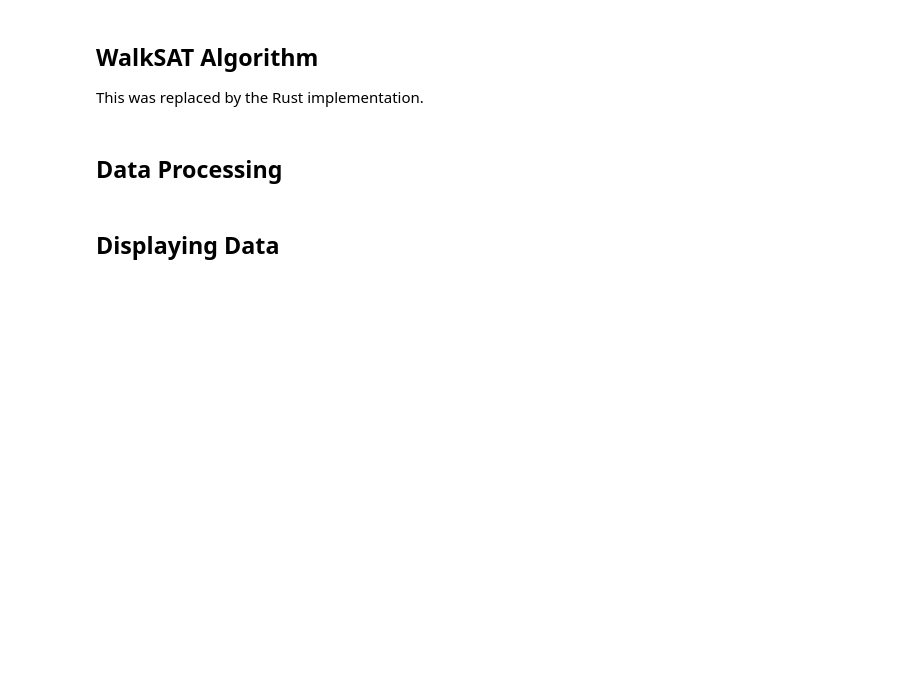
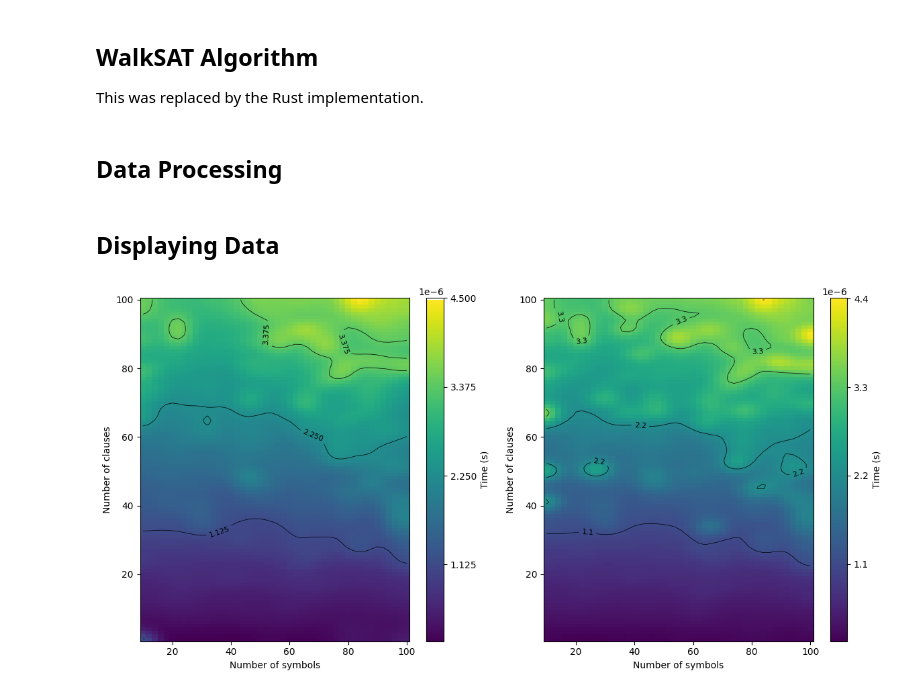
Before and after one commit to ErikPeter2000/HowScienceWorks, a Jupyter notebook: PythonCode/InvestigateSatPerf.ipynb, the cells around one changed output. Saved outputs shown, nothing was run; the diff lists cells and outputs as text; code cells hidden in the pictures; blank space fills up the shorter version.

```diff
--- a/PythonCode/InvestigateSatPerf.ipynb
+++ b/PythonCode/InvestigateSatPerf.ipynb
@@ -302,14 +308,18 @@ def math_text_sci_notation(x):
 
 
 def plot_ratio_time_scatter(df, ax: Axes, label=None):
+    x = df["clause_symbol_ratio"]
+    y = df["time"]
+
+    ax.scatter(x, y, alpha=0.05, s=1)
+
     new_df = df.copy()
-    new_df = new_df.groupby("clause_symbol_ratio")["time"].mean().reset_index()
+    new_df = new_df.groupby("clause_symbol_ratio")[["time"]].median().reset_index()
     new_df.sort_values(by="clause_symbol_ratio")
 
     x = new_df["clause_symbol_ratio"]
     y = new_df["time"]
 
-    ax.scatter(x, y, alpha=0.4, s=1)
     y_smoothed = gaussian_blur(y, repeats=1, sigma=2, fade_distance=0)
     spaced_x, spaced_y = resample_line(x, y_smoothed, num_points=1000)
     spaced_y = gaussian_blur(
@@ -329,49 +339,63 @@ def plot_ratio_time_scatter(df, ax: Axes, label=None):
         (max_x, max_y),
         textcoords="offset points",
         xytext=(0, 5),
-        ha="left",
+        ha="right",
         fontsize=8,
     )
 
     ax.plot(spaced_x, spaced_y, label=label)
-    ax.legend()
+    ax.legend(loc="upper right")
+
+def plot_prop_solved(df, ax: Axes):
+    ax2 = ax.twinx()
+    new_df = df.groupby("clause_symbol_ratio")[["solved"]].mean().reset_index()
+    print(new_df.describe())
+    x = new_df["clause_symbol_ratio"]
+    y = new_df["solved"]
+    ax2.plot(x, y)
 # %%
 from matplotlib.axis import Axis
 from matplotlib.figure import Figure
 
 
-def plot_times(df, fig: Figure, ax: Axis, title=None, vmax=1):
-    step = 10
-    for i in range(5):
-        interest_min = i * step
-        interest_max = (i + 1) * step
-        interest = df[
-            (df["num_symbols"] >= interest_min) & (df["num_symbols"] < interest_max)
-        ]
+def plot_times(df, fig: Figure, ax: Axis, title=None, vmax=None):
+    for i in [5, 10, 15, 20]:
+        interest = df[(df["num_symbols"] == i)]
+        if interest.empty:
+            continue
         interest = interest.sort_values(by="clause_symbol_ratio")
 
-        label = f"{interest_min} <= num_symbols < {interest_max}"
+        label = f"{i} symbols"
         plot_ratio_time_scatter(interest, ax, label)
 
     ax.set_xlabel("Clause/Symbol Ratio")
     ax.set_ylabel("Time / µs")
-    ax.set_xlim(0, 10)
-    ax.set_ylim(0, vmax)
+    if vmax:
+        ax.set_ylim(0, vmax)
     ax.yaxis.set_major_formatter(plt.FuncFormatter(lambda x, _: f"{x*1000000:.1f}"))
     if title:
         ax.set_title(title)
 
 
 fig = plt.figure(figsize=(12, 6))
 ax1 = fig.add_subplot(121)
 ax2 = fig.add_subplot(122)
 
-plot_times(dpll_df_clean, fig, ax1, title="DPLL", vmax=0.00005)
-plot_times(walksat_df_clean, fig, ax2, title="Walksat", vmax=0.0011)
+# ax1.set_ylim(0, 0.00003)
+# ax2.set_ylim(0, 0.0001)
 
-fig.suptitle(
-    "Time vs Clause/Symbol Ratio for DPLL and WalkSAT solvers, grouped by number of symbols"
-)
+# plot_times(dpll_df_clean, fig, ax1, title="DPLL")
+# plot_times(walksat_df_clean, fig, ax2, title="WalkSAT")
+
+# fig.suptitle(
+#     "Time vs Clause/Symbol Ratio for DPLL and WalkSAT solvers, grouped by number of symbols"
+# )
+
+plot_clauses_symbols_heatmap(dpll_df_clean, ax1, plt, smooth=True)
+plot_clauses_symbols_heatmap(walksat_df_clean, ax2, plt, smooth=True)
+
 fig.tight_layout()
 fig.savefig("plot.svg", format="svg")
 plt.show()
+# %% [output]
+[figure, added]
```
Also changed, not shown: parts of 3 cells of this notebook, 5 other files.
